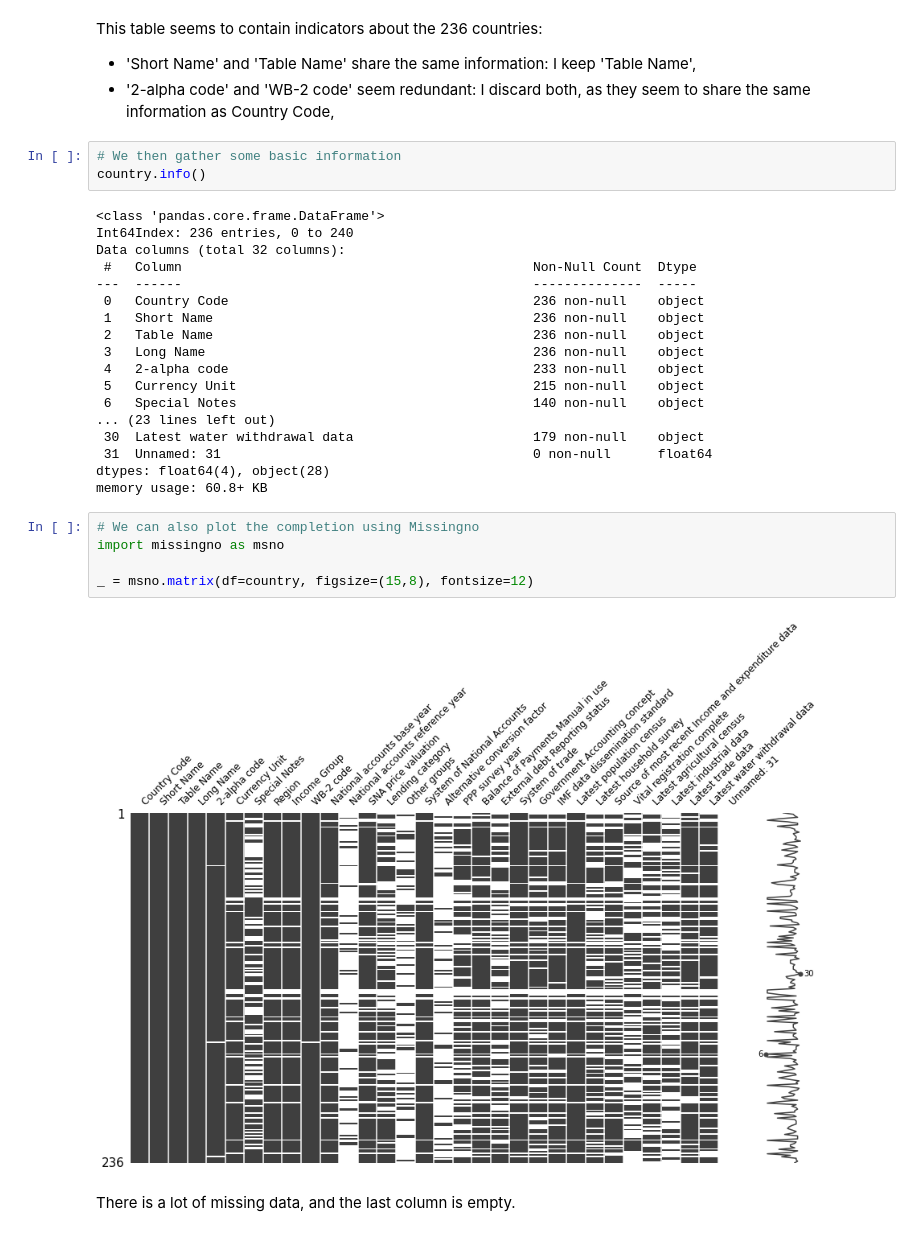
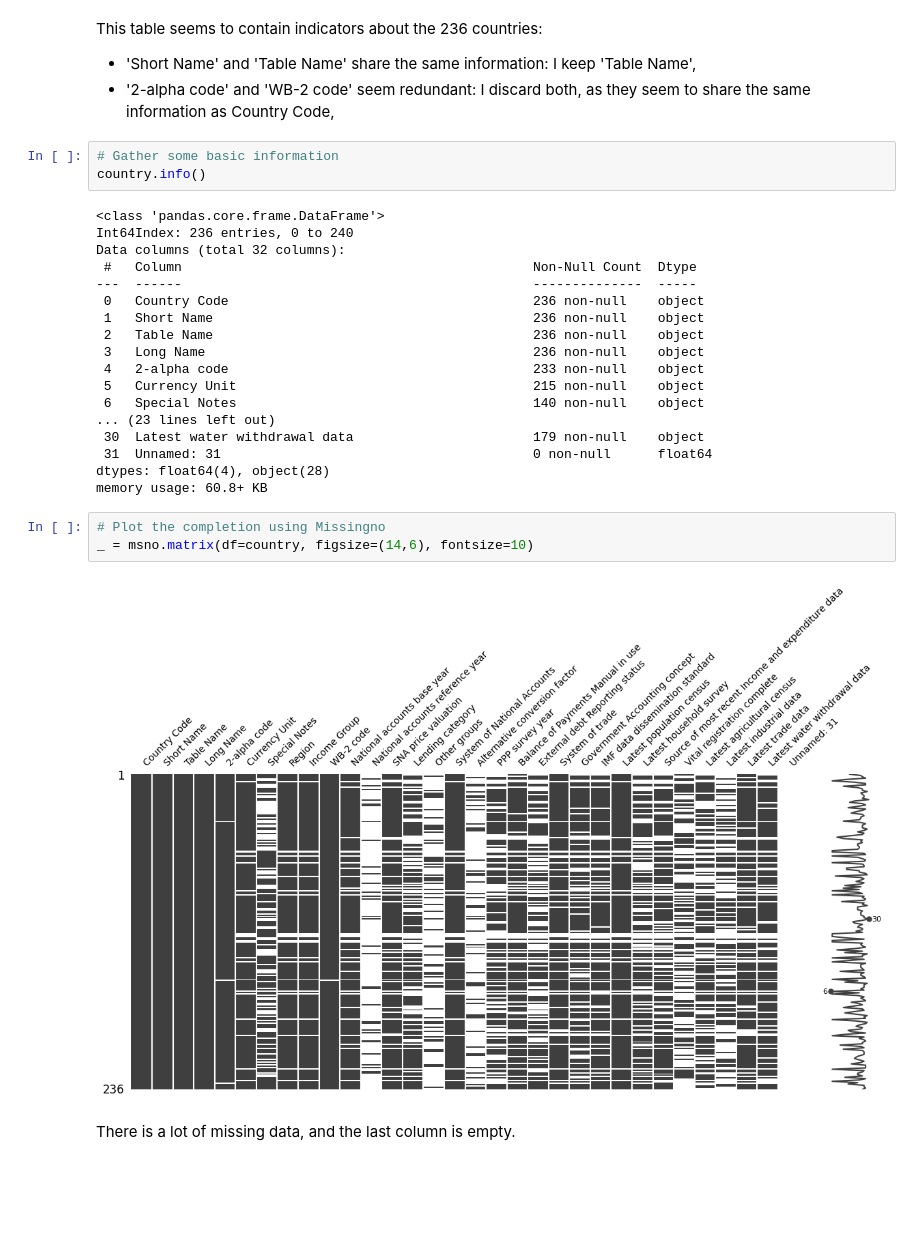
Before and after one commit to 64FC/Openclassrooms_DataScientist, a Jupyter notebook: Projet_1/WordBank_Education_Statistics.ipynb, the cells around one changed output. Drawn from its saved outputs; the diff is of its cells as text; blank space fills up the shorter version.

```diff
--- a/Projet_1/WordBank_Education_Statistics.ipynb
+++ b/Projet_1/WordBank_Education_Statistics.ipynb
@@ -131,7 +137,7 @@ This table seems to contain indicators about the 236 countries:
 - 'Short Name' and 'Table Name' share the same information: I keep 'Table Name',
 - '2-alpha code' and 'WB-2 code' seem redundant: I discard both, as they seem to share the same information as Country Code,
 # %%
-# We then gather some basic information
+# Gather some basic information
 country.info()
 # %% [output]
 <class 'pandas.core.frame.DataFrame'>
@@ -152,12 +158,10 @@ Data columns (total 32 columns):
 dtypes: float64(4), object(28)
 memory usage: 60.8+ KB
 # %%
-# We can also plot the completion using Missingno
-import missingno as msno
-
-_ = msno.matrix(df=country, figsize=(15,8), fontsize=12)
+# Plot the completion using Missingno
+_ = msno.matrix(df=country, figsize=(14,6), fontsize=10)
 # %% [output]
-[figure, old version]
+[figure, new version]
 # %% [markdown]
 There is a lot of missing data, and the last column is empty.
 # %% [markdown]
```
Also changed, not shown: parts of 137 cells of this notebook.
